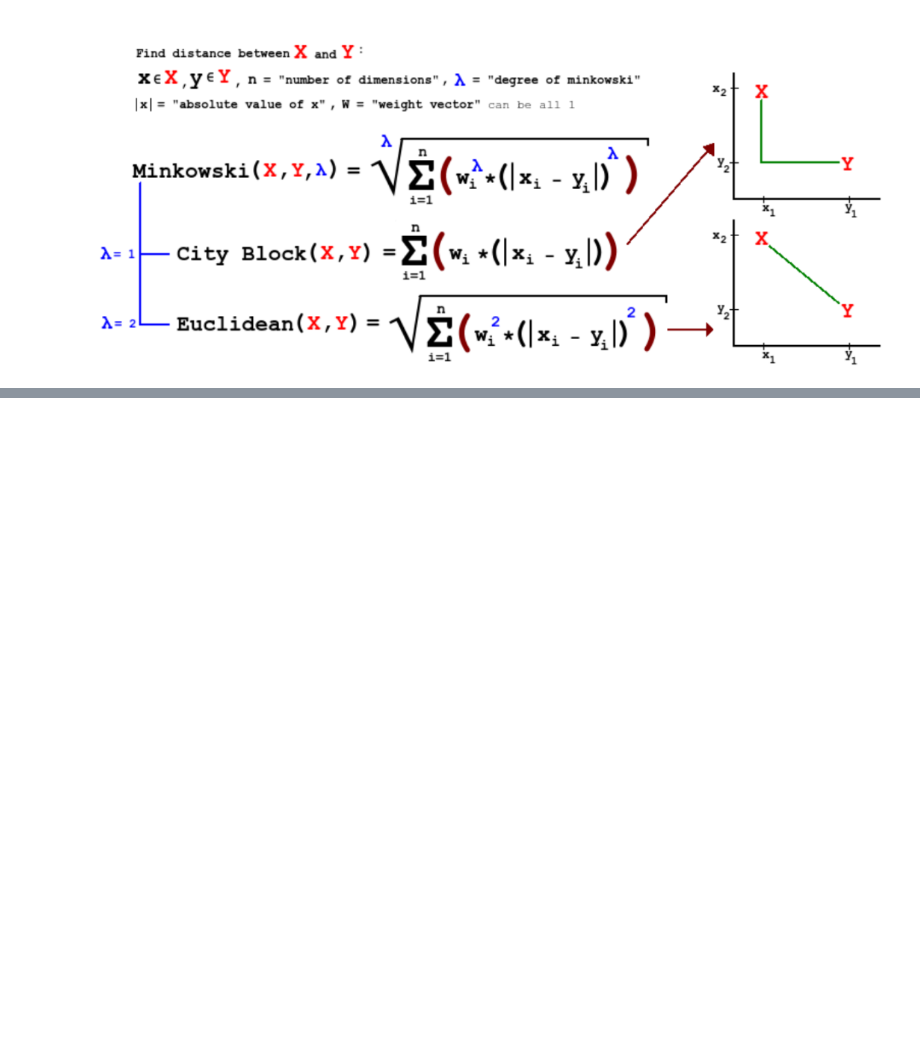
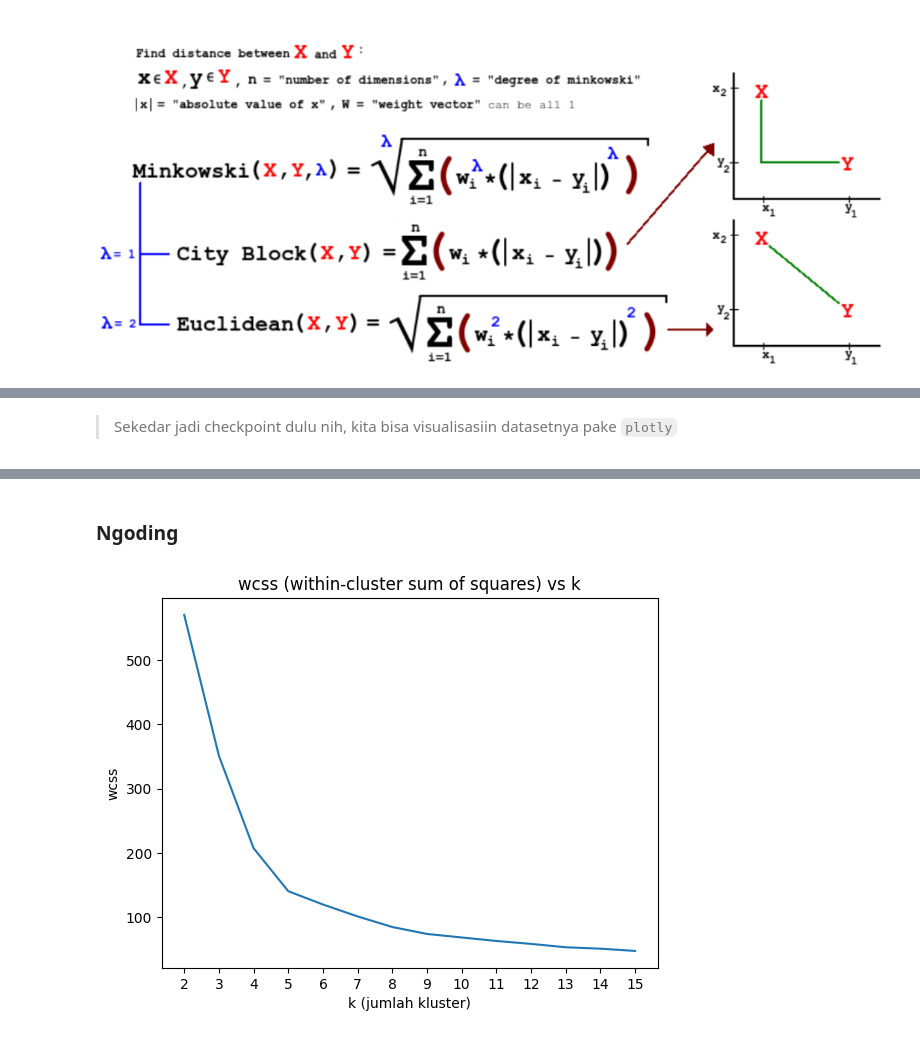
Before and after one commit to oportunitas/gdsoc-module.unsupervised-learning, a Jupyter notebook: unsupervised_learning.ipynb, the cells around one changed output, grey strips where cells are left out. Drawn from its saved outputs; the diff is of its cells as text; code cells hidden in the pictures; blank space fills up the shorter version.

```diff
--- a/unsupervised_learning.ipynb
+++ b/unsupervised_learning.ipynb
@@ -68,0 +79,5 @@ ada 3 cara yang biasa digunakan untuk menentukan jarak:
+# %%
+import pandas as pd
+
+df = pd.read_csv('./data/pulangpergi_kerja.csv')
+df.head()
@@ -68,0 +93,6 @@ ada 3 cara yang biasa digunakan untuk menentukan jarak:
+# %%
+from sklearn.preprocessing import StandardScaler
+
+scaler = StandardScaler()
+df_normalized = pd.DataFrame(scaler.fit_transform(df), columns=df.columns)
+df_normalized.head()
@@ -68,0 +106,2 @@ ada 3 cara yang biasa digunakan untuk menentukan jarak:
+# %% [markdown]
+> Sekedar jadi checkpoint dulu nih, kita bisa visualisasiin datasetnya pake `plotly`
@@ -83,3 +142,32 @@ Caranya?:
 4. Terus, ganti posisi masing-masing `centroid` menjadi posisi rata-rata dari setiap `anaknya`
 5. Lakukan lagi tahap 3. Harusnya sekarang karena posisi `centroid` nya berubah, persebaran `anak`-nya juga berubah. Misal ternyata persebaran `anak`-nya nggak berubah, berarti posisi `centroid`-nya udah nggak pindah-pindah lagi, alias setiap centroid itu posisinya udah pas di tengah masing-masing cluster.
 6. Kalau persebaran `anak` beneran nggak berubah2 lagi, berarti persebaran dataset menjadi `k` kluster yang optimal sudah ditemukan.
+# %% [markdown]
+### Ngoding
+# %%
+from sklearn.cluster import KMeans
+from sklearn.metrics import silhouette_score
+import matplotlib.pyplot as plt
+
+wcss = []
+scores = []
+
+
+for k in range(2, 16):
+  # model = KMeans(n_clusters=k) # (klo mau simpel kyi gini juga bisa)
+  model = KMeans(n_clusters=k, init='k-means++', n_init=32, random_state=7418)
+  model.fit(df_normalized)
+  wcss.append(model.inertia_)
+
+  labels = model.labels_
+  silhouette_avg = silhouette_score(df_normalized, labels)
+  scores.append(silhouette_avg)
+# %%
+plt.plot(wcss)
+plt.title('wcss (within-cluster sum of squares) vs k')
+plt.xticks(range(len(wcss)), range(2, len(wcss)+2))
+plt.xlabel('k (jumlah kluster)')
+plt.ylabel('wcss')
+plt.show()
+# %% [output]
+[figure, added]
```
Also changed, not shown: parts of 25 cells of this notebook, 1 other file.
